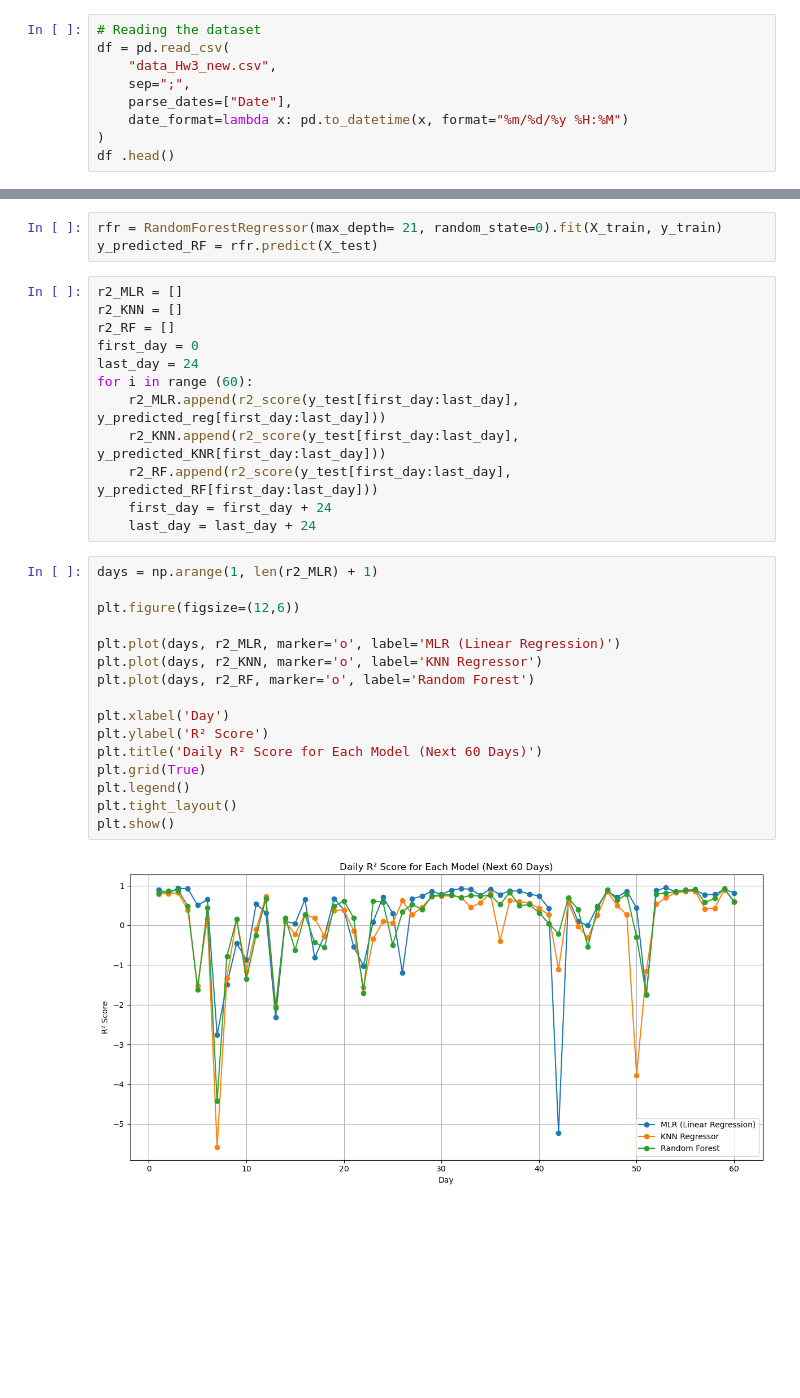
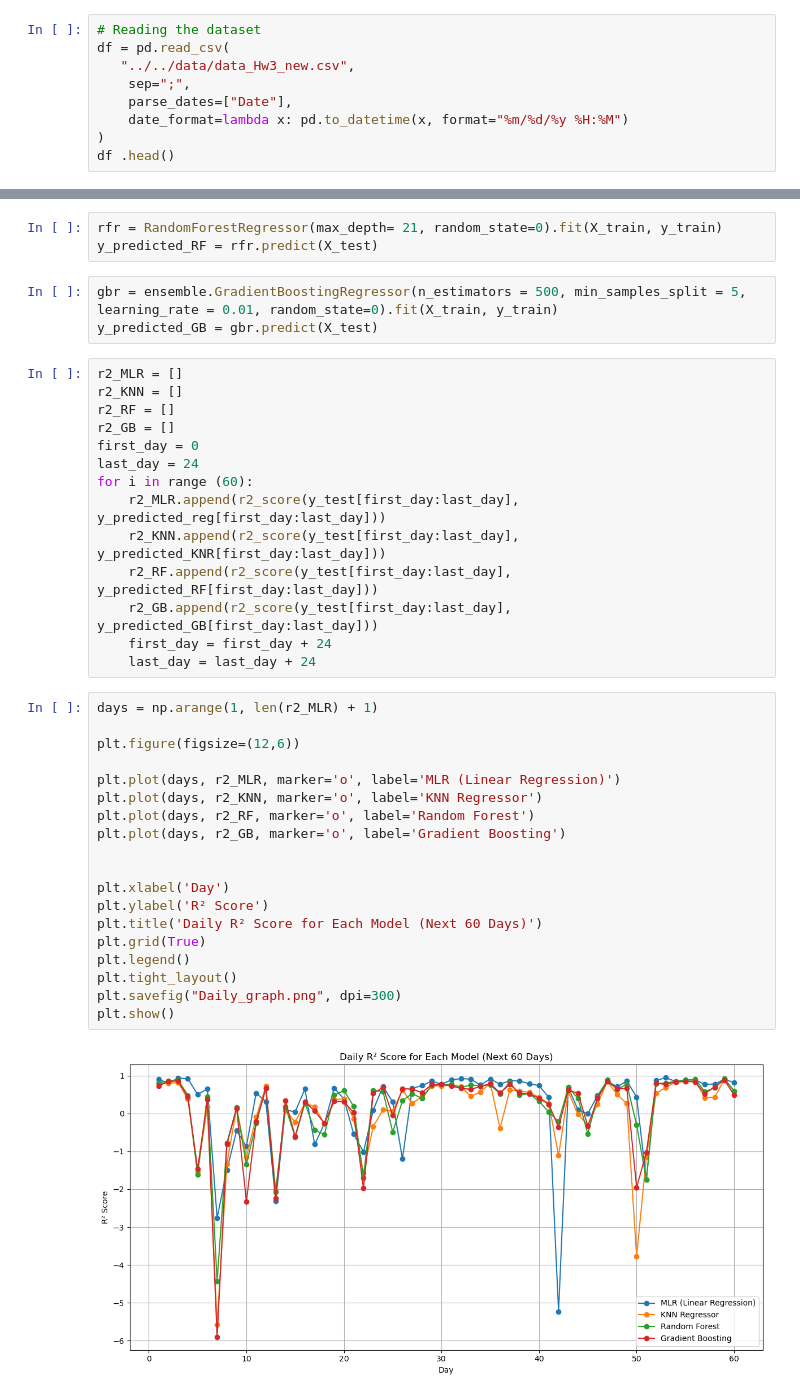
Before and after one commit to xarti55/SANS-IoT_calibration_analysis_and_denoising, a Jupyter notebook: src/graphs/Daily_graph.ipynb, the cells around one changed output, grey strips where cells are left out. Cells and saved outputs as stored; diff of their text form; blank space fills up the shorter version.

```diff
--- a/src/graphs/Daily_graph.ipynb
+++ b/src/graphs/Daily_graph.ipynb
@@ -10,7 +12,7 @@ import matplotlib.pyplot as plt
 # %%
 # Reading the dataset
 df = pd.read_csv(
-    "data_Hw3_new.csv",
+   "../../data/data_Hw3_new.csv",
     sep=";",
     parse_dates=["Date"],
     date_format=lambda x: pd.to_datetime(x, format="%m/%d/%y %H:%M")
@@ -48,36 +50,44 @@ y_predicted_KNR = knr.predict(X_test)
 # %%
 rfr = RandomForestRegressor(max_depth= 21, random_state=0).fit(X_train, y_train)
 y_predicted_RF = rfr.predict(X_test)
+# %%
+gbr = ensemble.GradientBoostingRegressor(n_estimators = 500, min_samples_split = 5, learning_rate = 0.01, random_state=0).fit(X_train, y_train)
+y_predicted_GB = gbr.predict(X_test)
 # %%
 r2_MLR = []
 r2_KNN = []
 r2_RF = []
+r2_GB = []
 first_day = 0
 last_day = 24
 for i in range (60):
     r2_MLR.append(r2_score(y_test[first_day:last_day], y_predicted_reg[first_day:last_day]))
     r2_KNN.append(r2_score(y_test[first_day:last_day], y_predicted_KNR[first_day:last_day]))
     r2_RF.append(r2_score(y_test[first_day:last_day], y_predicted_RF[first_day:last_day]))
+    r2_GB.append(r2_score(y_test[first_day:last_day], y_predicted_GB[first_day:last_day]))
     first_day = first_day + 24
     last_day = last_day + 24
 # %%
 days = np.arange(1, len(r2_MLR) + 1)
 
 plt.figure(figsize=(12,6))
 
 plt.plot(days, r2_MLR, marker='o', label='MLR (Linear Regression)')
 plt.plot(days, r2_KNN, marker='o', label='KNN Regressor')
 plt.plot(days, r2_RF, marker='o', label='Random Forest')
+plt.plot(days, r2_GB, marker='o', label='Gradient Boosting')
+
 
 plt.xlabel('Day')
 plt.ylabel('R² Score')
 plt.title('Daily R² Score for Each Model (Next 60 Days)')
 plt.grid(True)
 plt.legend()
 plt.tight_layout()
+plt.savefig("Daily_graph.png", dpi=300)
 plt.show()
 # %% [output]
-[figure, old version]
+[figure, new version]
 # %%
 r2_MLR = []
 r2_KNN = []
```
Also changed, not shown: parts of 3 cells of this notebook, 7 other files.
